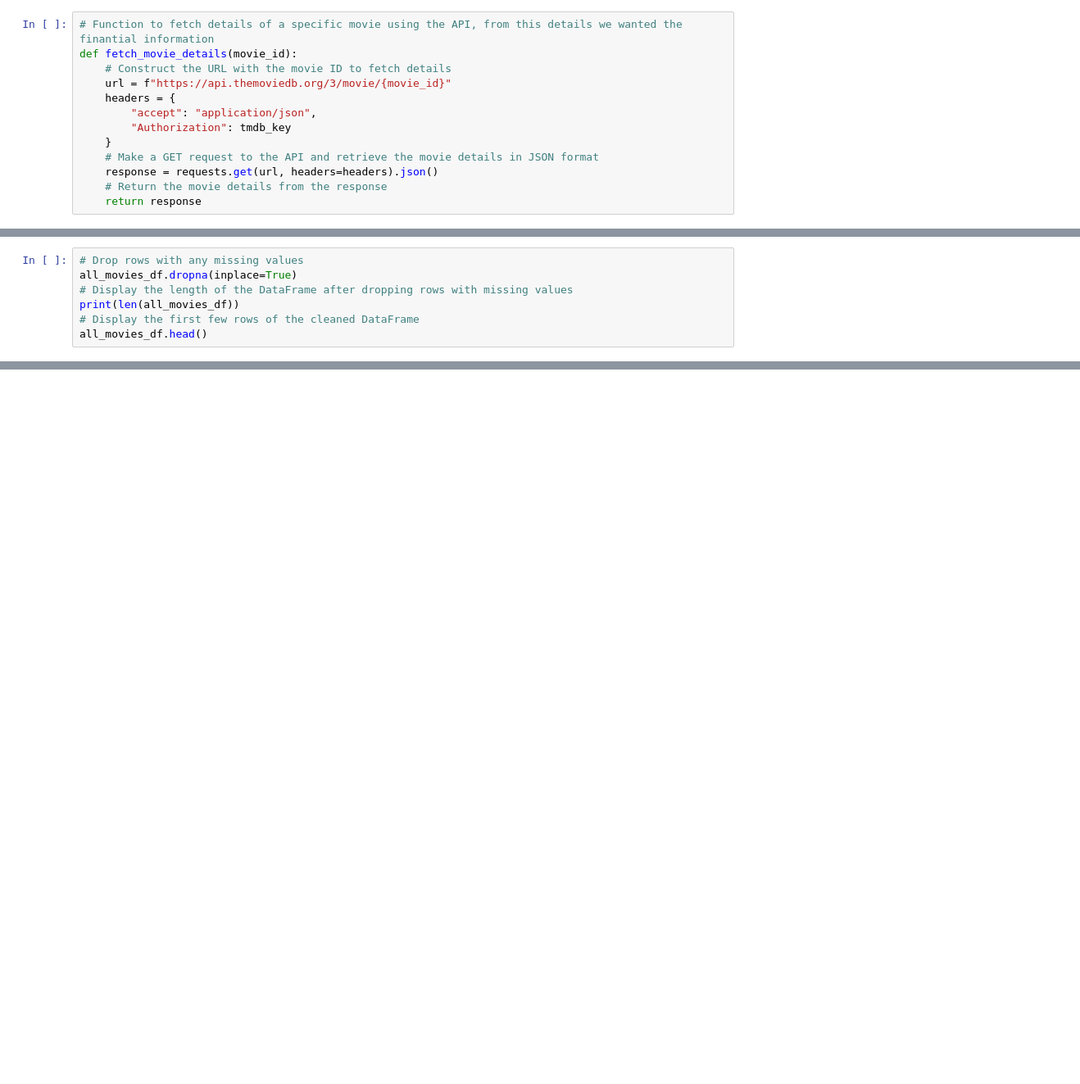
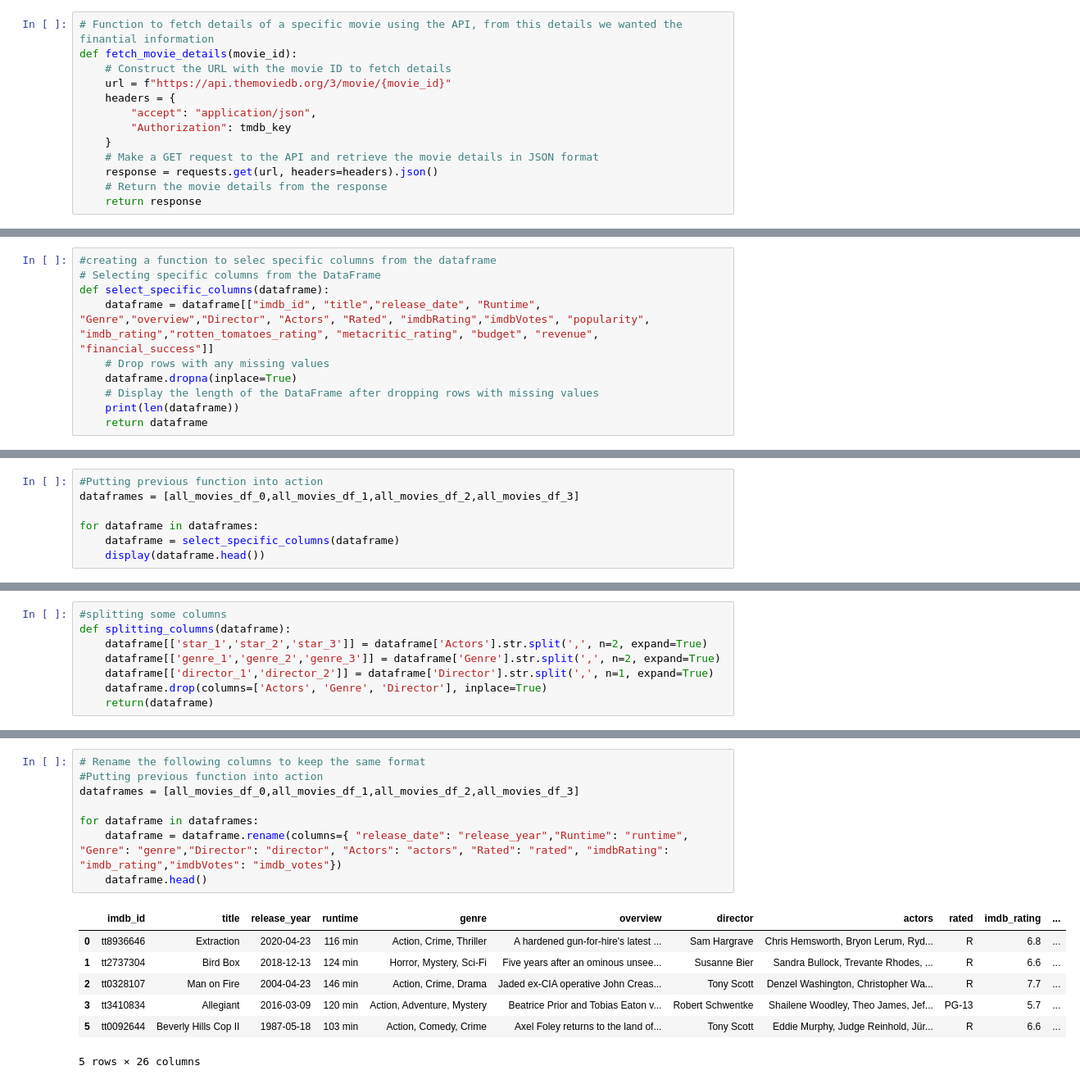
Before and after one commit to YesmelinP/Movie_Success_ML, a Jupyter notebook: ETL.ipynb, the cells around one changed output, grey strips where cells are left out. Shown: that part at 82% size. Saved outputs shown, nothing was run; the diff lists cells and outputs as text; blank space fills up the shorter version.

Commit message:
loading clean data and machine learning model starter

```diff
--- a/ETL.ipynb
+++ b/ETL.ipynb
@@ -177,7 +194,10 @@ all_movies_df
 # %%
-# Drop rows with any missing values
-all_movies_df.dropna(inplace=True)
-# Display the length of the DataFrame after dropping rows with missing values
-print(len(all_movies_df))
-# Display the first few rows of the cleaned DataFrame
-all_movies_df.head()
+#creating a function to selec specific columns from the dataframe
+# Selecting specific columns from the DataFrame
+def select_specific_columns(dataframe):
+    dataframe = dataframe[["imdb_id", "title","release_date", "Runtime", "Genre","overview","Director", "Actors", "Rated", "imdbRating","imdbVotes", "popularity", "imdb_rating","rotten_tomatoes_rating", "metacritic_rating", "budget", "revenue", "financial_success"]]
+    # Drop rows with any missing values
+    dataframe.dropna(inplace=True)
+    # Display the length of the DataFrame after dropping rows with missing values
+    print(len(dataframe))
+    return dataframe
@@ -191,0 +204,7 @@ all_movies_df.head()
+# %%
+#Putting previous function into action
+dataframes = [all_movies_df_0,all_movies_df_1,all_movies_df_2,all_movies_df_3]
+
+for dataframe in dataframes:
+    dataframe = select_specific_columns(dataframe)
+    display(dataframe.head())
@@ -191,0 +256,8 @@ all_movies_df.head()
+# %%
+#splitting some columns
+def splitting_columns(dataframe):
+    dataframe[['star_1','star_2','star_3']] = dataframe['Actors'].str.split(',', n=2, expand=True)
+    dataframe[['genre_1','genre_2','genre_3']] = dataframe['Genre'].str.split(',', n=2, expand=True)
+    dataframe[['director_1','director_2']] = dataframe['Director'].str.split(',', n=1, expand=True)
+    dataframe.drop(columns=['Actors', 'Genre', 'Director'], inplace=True)
+    return(dataframe)
@@ -191,0 +278,16 @@ all_movies_df.head()
+# %%
+# Rename the following columns to keep the same format
+#Putting previous function into action
+dataframes = [all_movies_df_0,all_movies_df_1,all_movies_df_2,all_movies_df_3]
+
+for dataframe in dataframes:
+    dataframe = dataframe.rename(columns={ "release_date": "release_year","Runtime": "runtime", "Genre": "genre","Director": "director", "Actors": "actors", "Rated": "rated", "imdbRating": "imdb_rating","imdbVotes": "imdb_votes"})
+    dataframe.head()
+# %% [output]
+|  | imdb_id | title | release_year | runtime | genre | overview | director | actors | rated | imdb_rating | ... |
+| 0 | tt8936646 | Extraction | 2020-04-23 | 116 min | Action, Crime, Thriller | A hardened gun-for-hire's latest ... | Sam Hargrave | Chris Hemsworth, Bryon Lerum, Ryd... | R | 6.8 | ... |
+| 1 | tt2737304 | Bird Box | 2018-12-13 | 124 min | Horror, Mystery, Sci-Fi | Five years after an ominous unsee... | Susanne Bier | Sandra Bullock, Trevante Rhodes, ... | R | 6.6 | ... |
+| 2 | tt0328107 | Man on Fire | 2004-04-23 | 146 min | Action, Crime, Drama | Jaded ex-CIA operative John Creas... | Tony Scott | Denzel Washington, Christopher Wa... | R | 7.7 | ... |
+| 3 | tt3410834 | Allegiant | 2016-03-09 | 120 min | Action, Adventure, Mystery | Beatrice Prior and Tobias Eaton v... | Robert Schwentke | Shailene Woodley, Theo James, Jef... | PG-13 | 5.7 | ... |
+| 5 | tt0092644 | Beverly Hills Cop II | 1987-05-18 | 103 min | Action, Comedy, Crime | Axel Foley returns to the land of... | Tony Scott | Eddie Murphy, Judge Reinhold, Jür... | R | 6.6 | ... |
+5 rows × 26 columns
```
Also changed, not shown: parts of 24 cells of this notebook, 5 other files.
